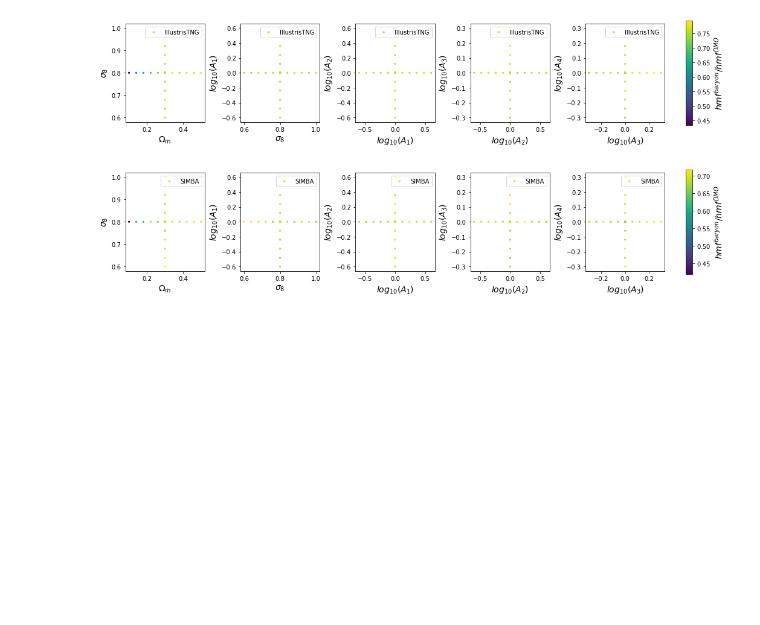
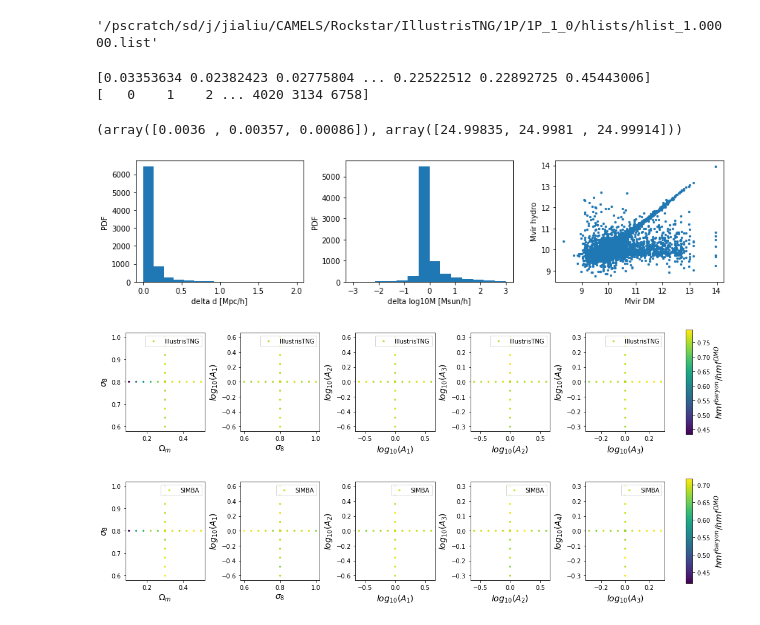
Before and after one commit to liuxx479/cosmo_dep_feedback, a Jupyter notebook: organize_halos.ipynb, the cells around one changed output. Drawn from its saved outputs; the diff is of its cells as text; code cells hidden in the pictures; blank space fills up the shorter version.

Commit message:
update hmf plots

```diff
--- a/organize_halos.ipynb
+++ b/organize_halos.ipynb
@@ -45,0 +56,8 @@ Text(0, 0.5, 'N')
+# %%
+cat_fn_gen = lambda isim, iLH, iz: folder_HMF+'%s/%s/%s/hlists/hlist_%.5f.list'%(isim, iLH[:2], iLH, 1/(1+iz))
+cat_DM_fn_gen = lambda isim, iLH, iz: folder_HMF+'%s_DM/%s/%s/hlists/hlist_%.5f.list'%(isim, iLH[:2], iLH, 1/(1+iz))
+
+## cat_fn_gen (isim, iLH, iz)
+cat_fn_gen ('IllustrisTNG', '1P_1_0', 0)
+# %% [output]
+'/pscratch/sd/j/jialiu/CAMELS/Rockstar/IllustrisTNG/1P/1P_1_0/hlists/hlist_1.00000.list'
@@ -45,0 +70,11 @@ Text(0, 0.5, 'N')
+# %%
+isim, iLH, iz = 'IllustrisTNG', '1P_1_0', 0
+cat_fn_1 = cat_fn_gen (isim, iLH, iz)
+cat_fn_2 = cat_DM_fn_gen (isim, iLH, iz)
+
+# cat1 = np.loadtxt(cat_fn_1, usecols=[1, 10, 11, 12, 17, 18, 19, 26, 47])
+# cat2 = np.loadtxt(cat_fn_2, usecols=[1, 10, 11, 12, 17, 18, 19, 26, 47])
+cat1_pos = np.loadtxt(cat_fn_1, usecols=[17, 18, 19])
+cat2_pos = np.loadtxt(cat_fn_2, usecols=[17, 18, 19])
+cat1_mvir = log10(np.loadtxt(cat_fn_1, usecols=[10]))
+cat2_mvir = log10(np.loadtxt(cat_fn_2, usecols=[10]))
@@ -46 +83,33 @@ Text(0, 0.5, 'N')
+# %%
+tree = KDTree(cat1_pos) ##position of hydros
+# %%
+dd, ii = tree.query(cat2_pos, k=1)
+# dd, ii = tree.query([[0, 0], [2.2, 2.9]], k=1)
+print(dd, ii, sep='\n')
+# %% [output]
+[0.03353634 0.02382423 0.02775804 ... 0.22522512 0.22892725 0.45443006]
+[   0    1    2 ... 4020 3134 6758]
+# %%
+### just to check the positions are right, should cover [0, 25]Mpc/h
+amin(cat1_pos,axis=0), amax(cat1_pos,axis=0)
+# %% [output]
+(array([0.0036 , 0.00357, 0.00086]), array([24.99835, 24.9981 , 24.99914]))
+# %%
+f, ax = subplots(1,3,figsize=(12,3))
+
+ax[0].hist(dd, bins=15)
+ax[0].set_xlabel('delta d [Mpc/h]')
+ax[0].set_ylabel('PDF')
+
+ax[1].hist(cat1_mvir[ii] - cat2_mvir,bins=linspace(-3,3,15))
+ax[1].set_xlabel('delta log10M [Msun/h]')
+ax[1].set_ylabel('PDF')
+
+ax[2].scatter(cat1_mvir[ii], cat2_mvir,s=5)
+ax[2].set_xlabel('Mvir DM')
+ax[2].set_ylabel('Mvir hydro')
+
+plt.tight_layout()
+# %% [output]
+[figure, added]
 # %%
```
Also changed, not shown: parts of 7 cells of this notebook.
